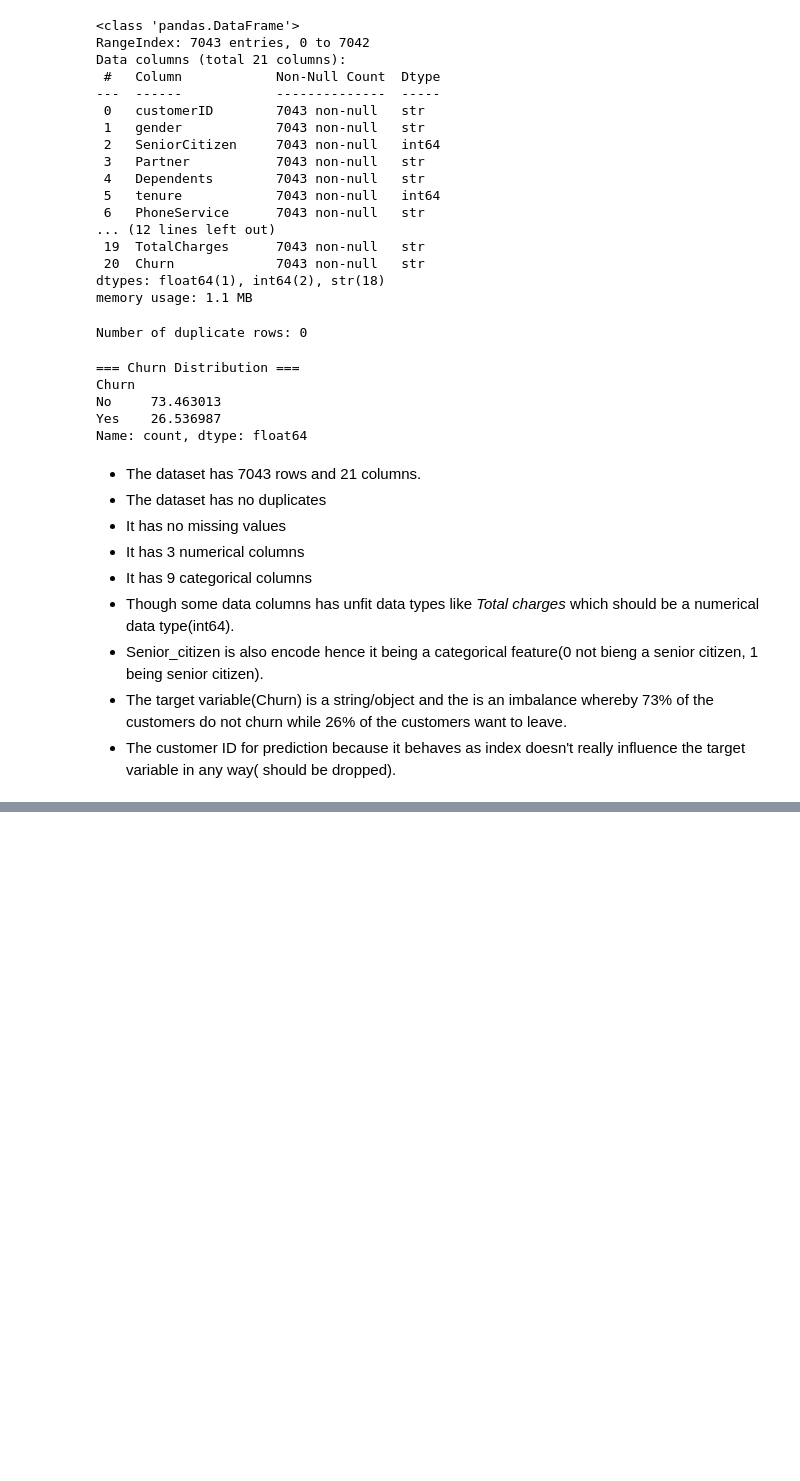
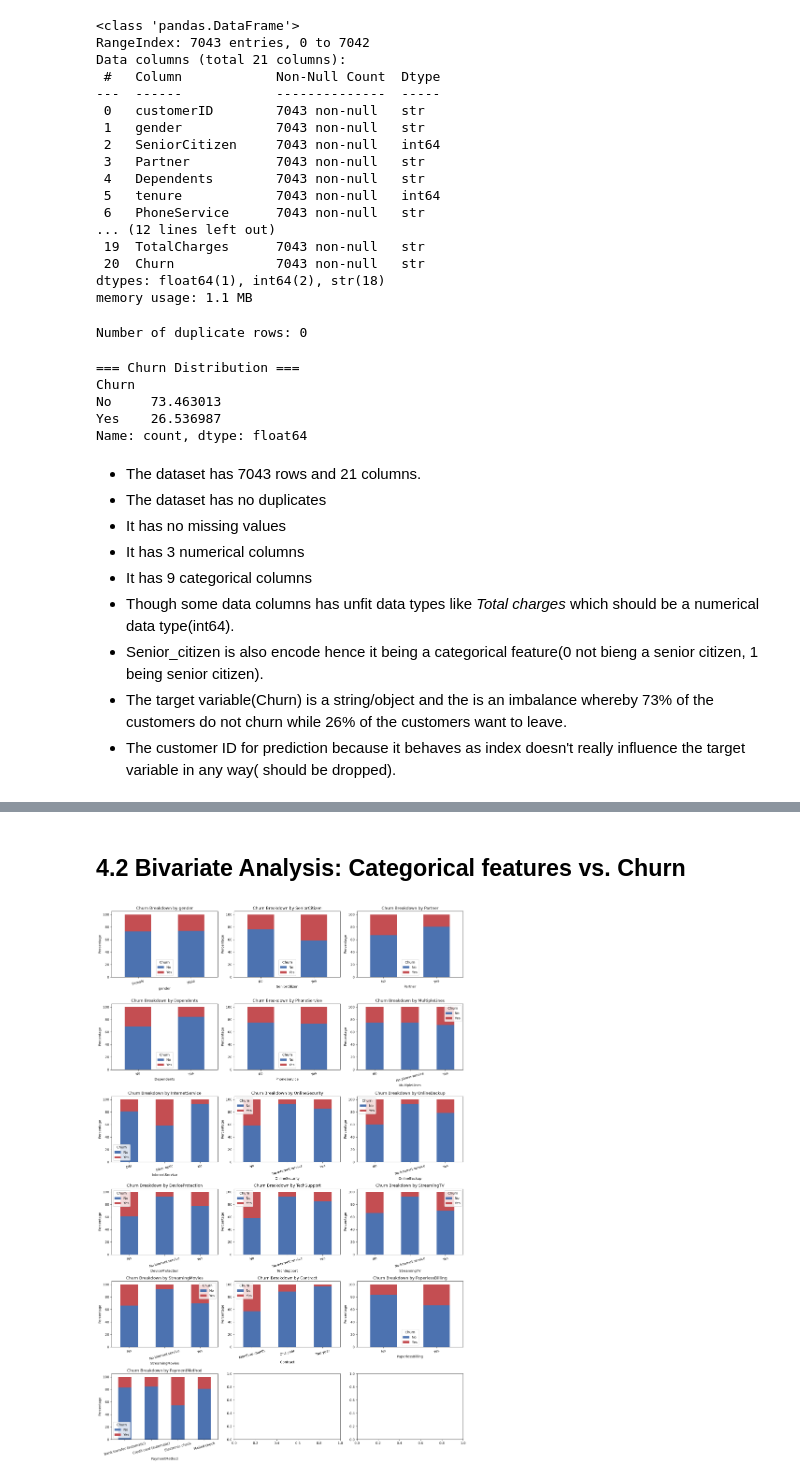
Before and after one commit to raymakoko/Customer-Churning-Prediction, a Jupyter notebook: notebook.ipynb, the cells around one changed output, grey strips where cells are left out. Drawn from its saved outputs; the diff is of its cells as text; code cells hidden in the pictures; blank space fills up the shorter version.

```diff
--- a/notebook.ipynb
+++ b/notebook.ipynb
@@ -266,0 +284,32 @@ Name: Churn, dtype: int64
+# %% [markdown]
+## 4.2 Bivariate Analysis: Categorical features vs. Churn
+# %%
+categorical_cols = df.select_dtypes(include='object').columns
+
+fig, axes = plt.subplots(nrows=6, ncols=3, figsize=(16,24))
+axes = axes.flatten()
+
+for i, col in enumerate(categorical_cols):
+    # Create a normalized percentage  plot for better risk assessment
+    if col == 'Churn':
+        continue
+
+    df_plot = (
+        df.groupby(col, dropna=False)['Churn']
+          .value_counts(normalize=True)
+          .unstack(fill_value=0) * 100
+    )
+    df_plot.plot(
+        kind="bar",
+        stacked=True,
+        ax=axes[i],
+        color=['#4c72b0','#c44e52']
+        )
+    axes[i].set_title(f'Churn Breakdown by {col}')
+    axes[i].set_ylabel('Percentage')
+    axes[i].tick_params(axis='x', rotation=15)
+
+plt.tight_layout()
+plt.show()
+# %% [output]
+[figure, added]
```
Also changed, not shown: parts of 14 cells of this notebook.
